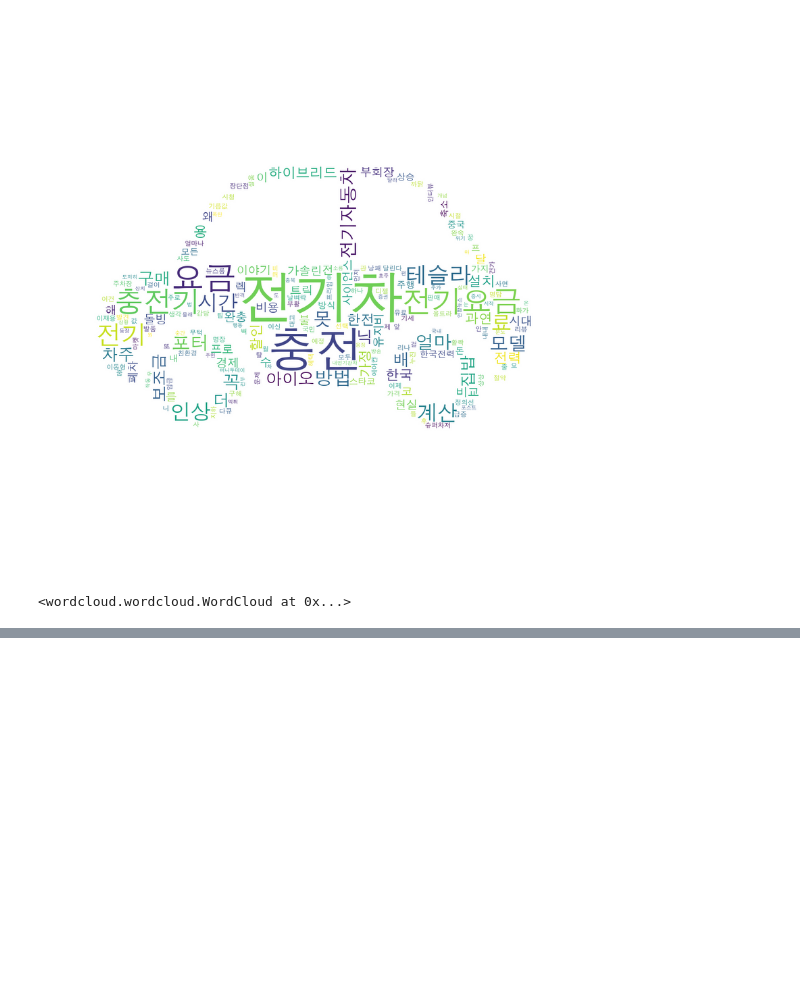
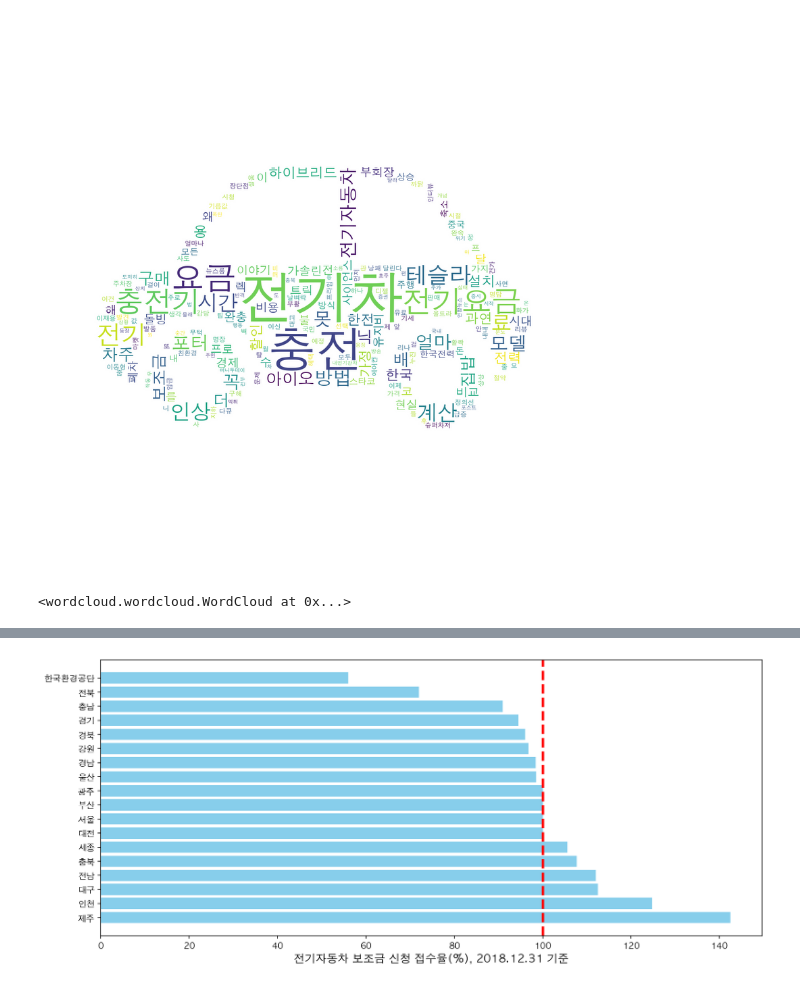
Before and after one commit to Woorim-lee/KDT_first_project, a Jupyter notebook: EV_car_notebook.ipynb, the cells around one changed output, grey strips where cells are left out. Saved outputs shown, nothing was run; the diff lists cells and outputs as text; code cells hidden in the pictures; blank space fills up the shorter version.

Commit message:
Add the government subsidy of EV car

```diff
--- a/EV_car_notebook.ipynb
+++ b/EV_car_notebook.ipynb
@@ -902,0 +961,6 @@ wordcloud.to_file('Downloads/EV_car_youtube_title.png')
+# %%
+df = pd.pivot_table(subsidy2018,
+                    index='시도',
+                    values=['민간공고대수', '접수대수'],
+                    aggfunc='sum')
+df
@@ -902,0 +986,3 @@ wordcloud.to_file('Downloads/EV_car_youtube_title.png')
+# %%
+df = df.sort_values(by='민간공고대수', ascending=False)
+df
@@ -902,0 +1008,4 @@ wordcloud.to_file('Downloads/EV_car_youtube_title.png')
+# %%
+df['접수율(%)'] = (df['접수대수']/df['민간공고대수'])*100
+df['접수율(%)'] = df['접수율(%)'].round(1)
+df
@@ -902,0 +1031,3 @@ wordcloud.to_file('Downloads/EV_car_youtube_title.png')
+# %%
+df = df.sort_values(by='접수율(%)', ascending=False)
+df
@@ -902,0 +1053,9 @@ wordcloud.to_file('Downloads/EV_car_youtube_title.png')
+# %%
+plt.figure(figsize=(14,6))
+
+plt.barh(df.index, df['접수율(%)'], color='skyblue')
+plt.axvline(x=(100), color='r', linestyle='--', linewidth=3)
+plt.xlabel('전기자동차 보조금 신청 접수율(%), 2018.12.31 기준', fontsize=13)
+plt.show()
+# %% [output]
+[figure, added]
```
Also changed, not shown: parts of 64 cells of this notebook.
